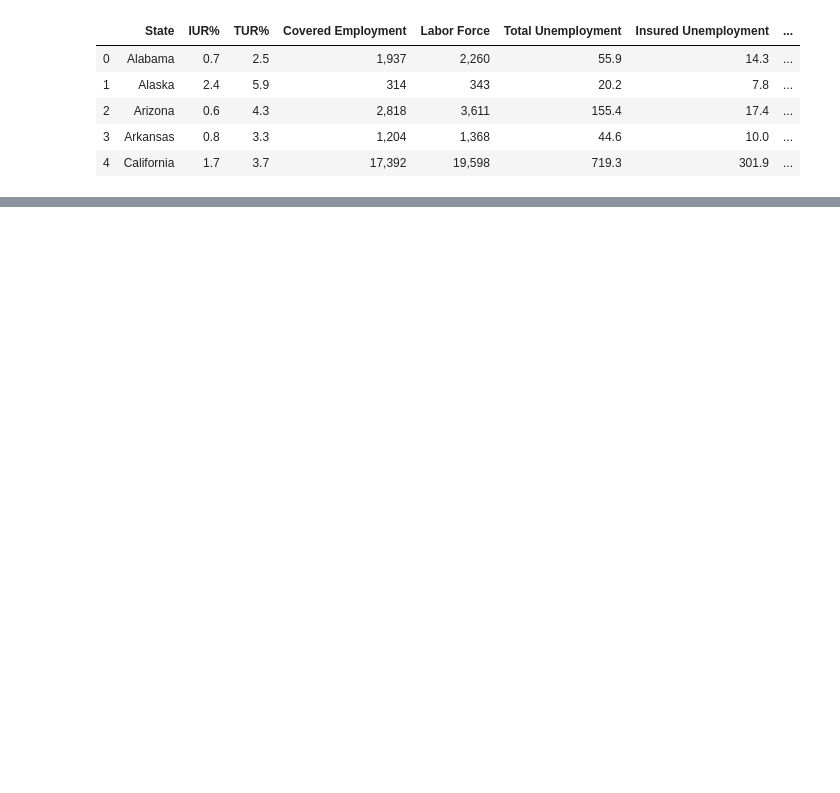
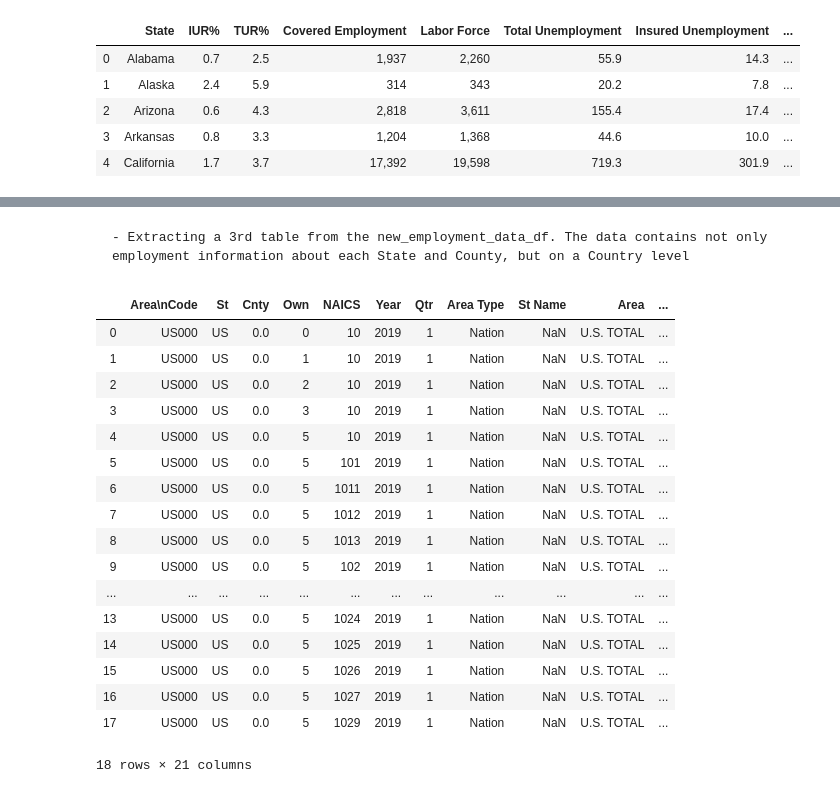
Before and after one commit to aradeleke/ETL_Project, a Jupyter notebook: ETL_Project.ipynb, the cells around one changed output, grey strips where cells are left out. Saved outputs shown, nothing was run; the diff lists cells and outputs as text; code cells hidden in the pictures; blank space fills up the shorter version.

```diff
--- a/ETL_Project.ipynb
+++ b/ETL_Project.ipynb
@@ -61,0 +198,25 @@ employment_data2.head()
+# %% [markdown]
+    - Extracting a 3rd table from the new_employment_data_df. The data contains not only employment information about each State and County, but on a Country level
+# %%
+# Locating the employment info for the US
+us_employment_df = employment_data.loc[employment_data['St'] == "US"]
+us_employment_df
+# %% [output]
+|  | Area\nCode | St | Cnty | Own | NAICS | Year | Qtr | Area Type | St Name | Area | ... |
+| 0 | US000 | US | 0.0 | 0 | 10 | 2019 | 1 | Nation | NaN | U.S. TOTAL | ... |
+| 1 | US000 | US | 0.0 | 1 | 10 | 2019 | 1 | Nation | NaN | U.S. TOTAL | ... |
+| 2 | US000 | US | 0.0 | 2 | 10 | 2019 | 1 | Nation | NaN | U.S. TOTAL | ... |
+| 3 | US000 | US | 0.0 | 3 | 10 | 2019 | 1 | Nation | NaN | U.S. TOTAL | ... |
+| 4 | US000 | US | 0.0 | 5 | 10 | 2019 | 1 | Nation | NaN | U.S. TOTAL | ... |
+| 5 | US000 | US | 0.0 | 5 | 101 | 2019 | 1 | Nation | NaN | U.S. TOTAL | ... |
+| 6 | US000 | US | 0.0 | 5 | 1011 | 2019 | 1 | Nation | NaN | U.S. TOTAL | ... |
+| 7 | US000 | US | 0.0 | 5 | 1012 | 2019 | 1 | Nation | NaN | U.S. TOTAL | ... |
+| 8 | US000 | US | 0.0 | 5 | 1013 | 2019 | 1 | Nation | NaN | U.S. TOTAL | ... |
+| 9 | US000 | US | 0.0 | 5 | 102 | 2019 | 1 | Nation | NaN | U.S. TOTAL | ... |
+| ... | ... | ... | ... | ... | ... | ... | ... | ... | ... | ... | ... |
+| 13 | US000 | US | 0.0 | 5 | 1024 | 2019 | 1 | Nation | NaN | U.S. TOTAL | ... |
+| 14 | US000 | US | 0.0 | 5 | 1025 | 2019 | 1 | Nation | NaN | U.S. TOTAL | ... |
+| 15 | US000 | US | 0.0 | 5 | 1026 | 2019 | 1 | Nation | NaN | U.S. TOTAL | ... |
+| 16 | US000 | US | 0.0 | 5 | 1027 | 2019 | 1 | Nation | NaN | U.S. TOTAL | ... |
+| 17 | US000 | US | 0.0 | 5 | 1029 | 2019 | 1 | Nation | NaN | U.S. TOTAL | ... |
+18 rows × 21 columns
```
Also changed, not shown: parts of 39 cells of this notebook.
